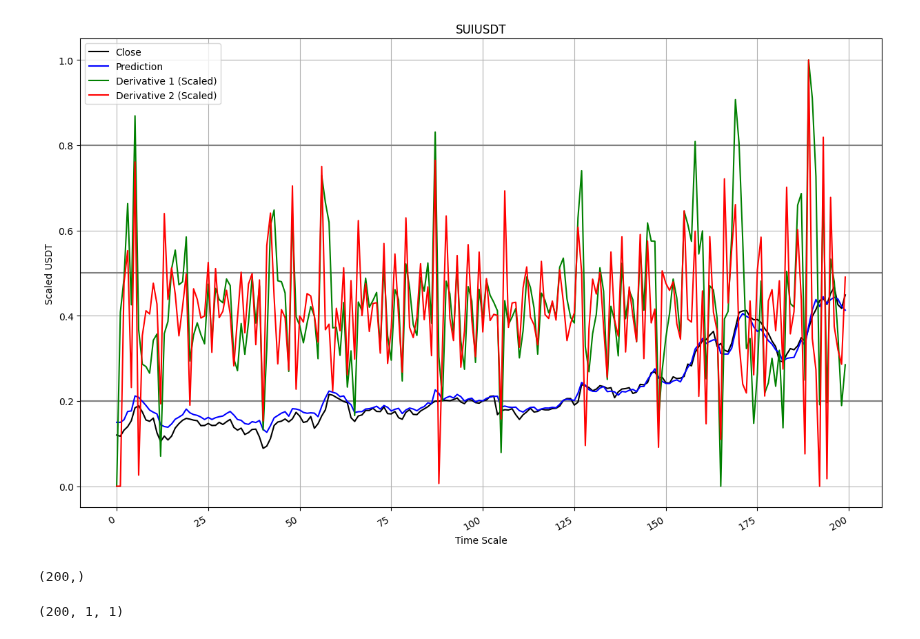
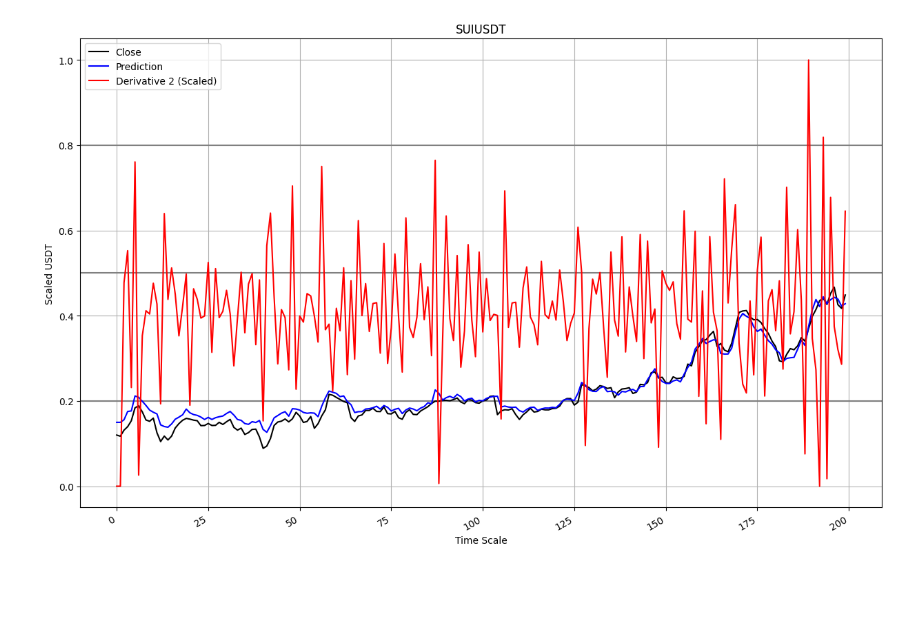
Before and after one commit to luisgomezzz/luchocrypto, a Jupyter notebook: predictor/NOTEBOOK.ipynb, the cells around one changed output. Cells and saved outputs as stored; diff of their text form; code cells hidden in the pictures; blank space fills up the shorter version.

```diff
--- a/predictor/NOTEBOOK.ipynb
+++ b/predictor/NOTEBOOK.ipynb
@@ -90,7 +90,7 @@ plt.axhline(y = umbralbajo, color = 'GREY', linestyle = '-')
 plt.plot(y_test, label='Close',color = 'black')
 time_index = range(n_steps-1, n_steps-1+len(y_pred))
 plt.plot( y_pred[:, -1, 0], label='Prediction',color = 'blue')
-plt.plot(deriv_y_pred_scaled, label='Derivative 1 (Scaled)',color = 'green')
+#plt.plot(deriv_y_pred_scaled, label='Derivative 1 (Scaled)',color = 'green')
 plt.plot( deriv_y_pred_scaled2, label='Derivative 2 (Scaled)', color='red')
 plt.xlabel('Time Scale')
 plt.ylabel('Scaled USDT')
@@ -104,9 +104 @@ plt.show()
-[figure, old version]
+[figure, new version]
-# %%
-(y_pred[:, -1, 0]).shape
-# %% [output]
-(200,)
-# %%
-y_pred.shape
-# %% [output]
-(200, 1, 1)
```
Also changed, not shown: parts of 1 cell of this notebook.
